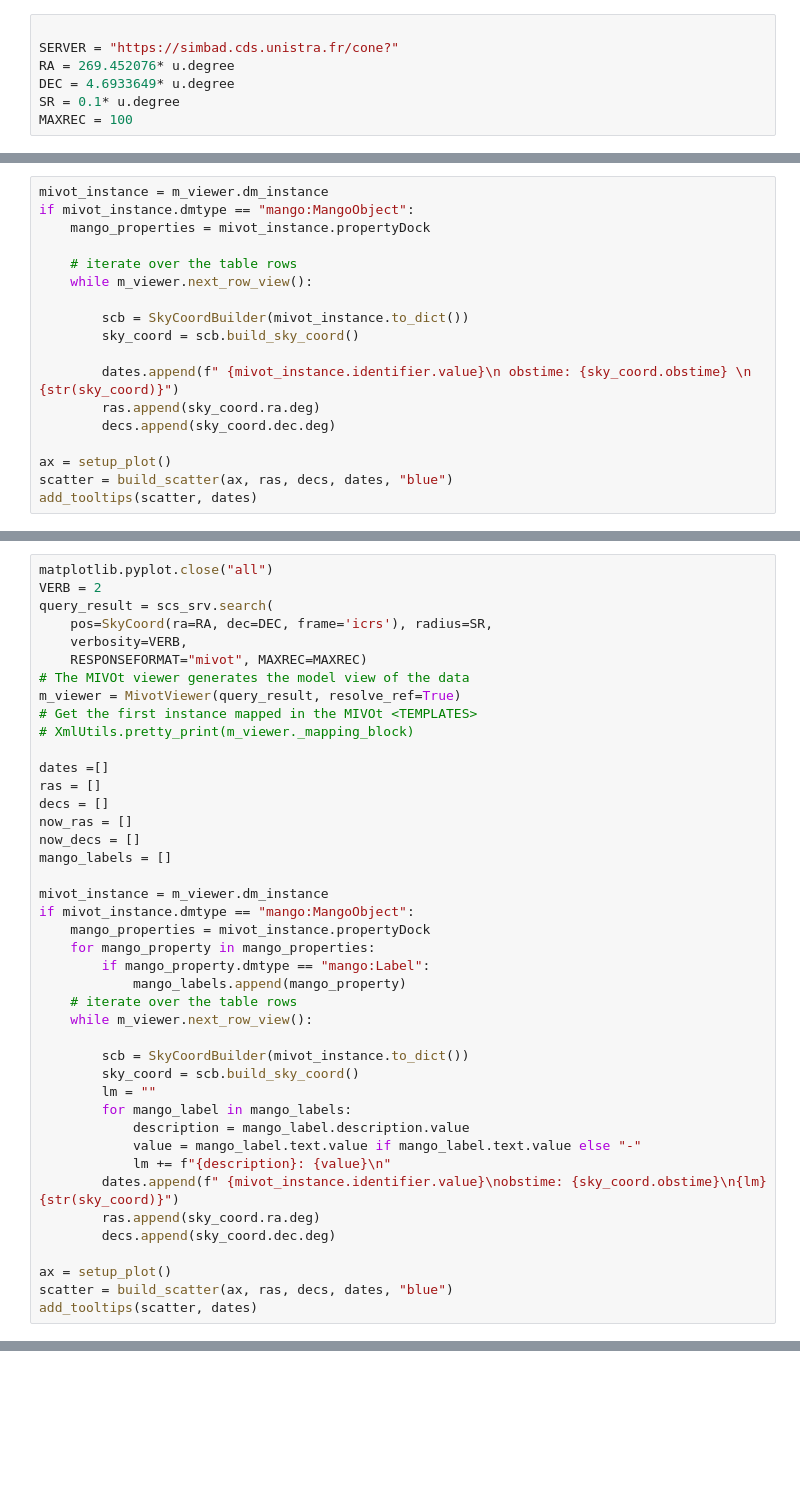
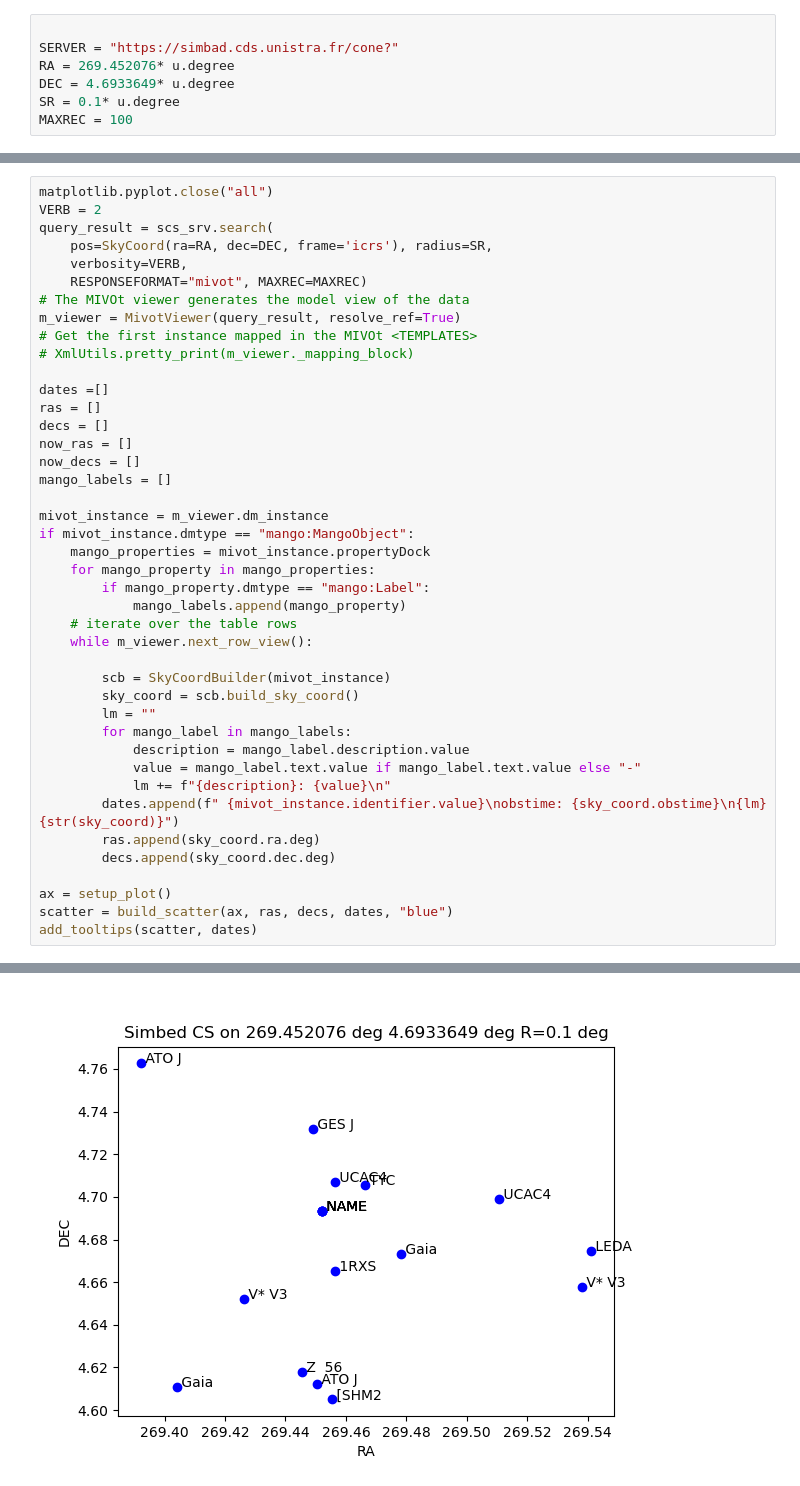
Before and after one commit to lmichel/pyvo_mivot_bench, a Jupyter notebook: notebook/simbad-cs-v1.ipynb, the cells around one changed output, grey strips where cells are left out. Drawn from its saved outputs; the diff is of its cells as text; blank space fills up the shorter version.

```diff
--- a/notebook/simbad-cs-v1.ipynb
+++ b/notebook/simbad-cs-v1.ipynb
@@ -79,18 +107,0 @@ TypeError: can only concatenate str (not "NoneType") to str
-# %%
-mivot_instance = m_viewer.dm_instance
-if mivot_instance.dmtype == "mango:MangoObject":
-    mango_properties = mivot_instance.propertyDock
-
-    # iterate over the table rows
-    while m_viewer.next_row_view():
-
-        scb = SkyCoordBuilder(mivot_instance.to_dict())
-        sky_coord = scb.build_sky_coord()
-
-        dates.append(f" {mivot_instance.identifier.value}\n obstime: {sky_coord.obstime} \n {str(sky_coord)}")
-        ras.append(sky_coord.ra.deg)
-        decs.append(sky_coord.dec.deg)
-
-ax = setup_plot()
-scatter = build_scatter(ax, ras, decs, dates, "blue")
-add_tooltips(scatter, dates)
@@ -124,7 +135,7 @@ if mivot_instance.dmtype == "mango:MangoObject":
     # iterate over the table rows
     while m_viewer.next_row_view():
 
-        scb = SkyCoordBuilder(mivot_instance.to_dict())
+        scb = SkyCoordBuilder(mivot_instance)
         sky_coord = scb.build_sky_coord()
         lm = ""
         for mango_label in mango_labels:
@@ -142,0 +153 @@ TypeError: can only concatenate str (not "NoneType") to str
+[figure, added]
```
Also changed, not shown: parts of 10 cells of this notebook, 3 other files.
